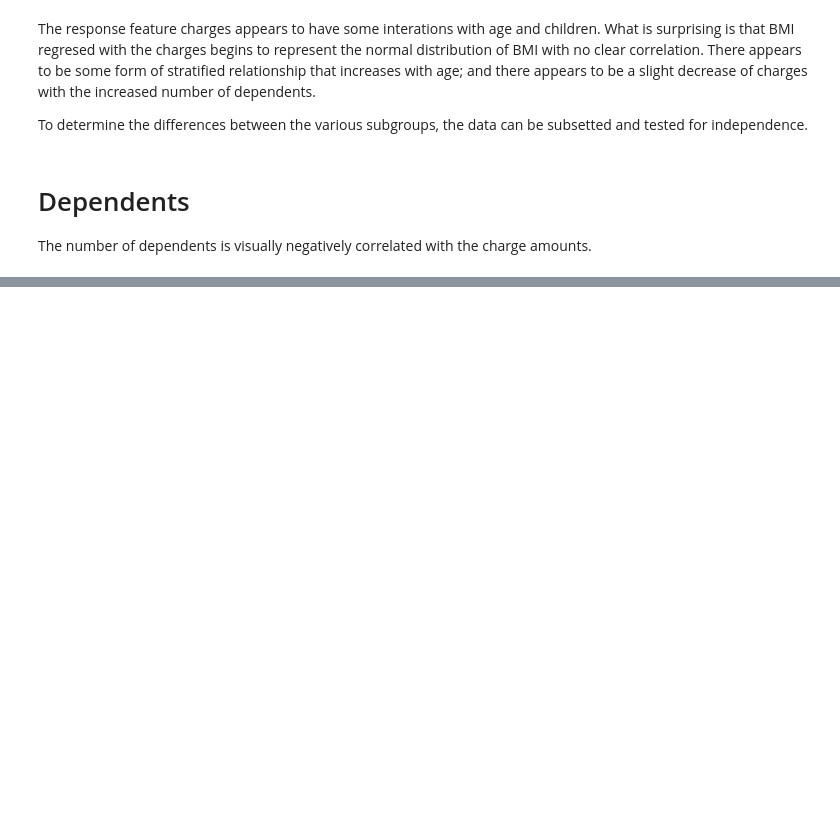
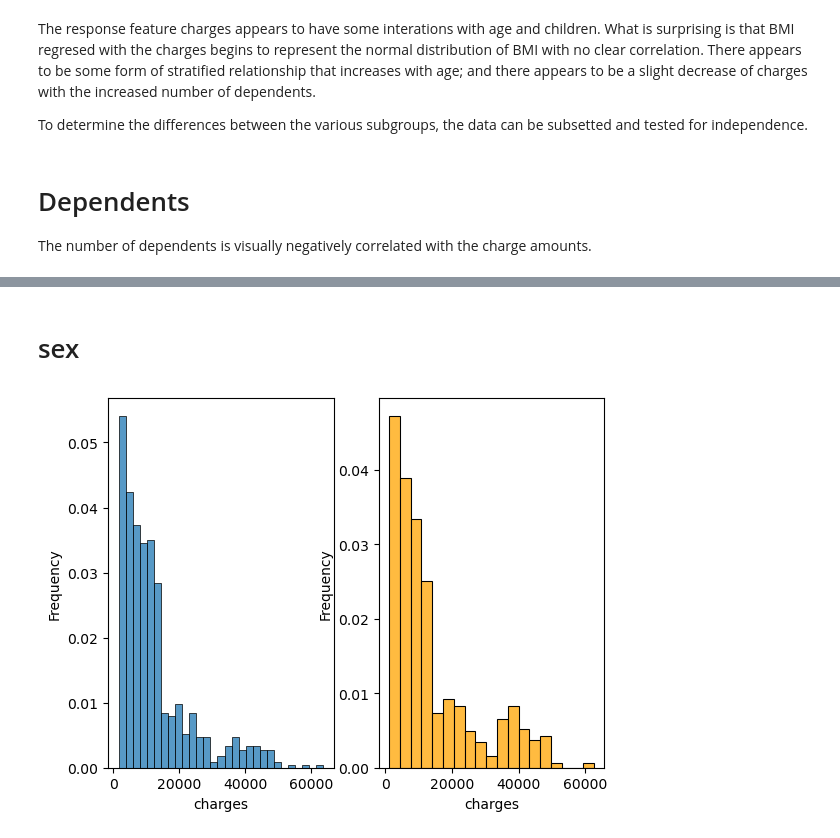
Before and after one commit to jpjavier23/story_case_study, a Jupyter notebook: insurance_charging_determinants.ipynb, the cells around one changed output, grey strips where cells are left out. Cells and saved outputs as stored; diff of their text form; code cells hidden in the pictures; blank space fills up the shorter version.

```diff
--- a/insurance_charging_determinants.ipynb
+++ b/insurance_charging_determinants.ipynb
@@ -115,0 +130,9 @@ plt.show()
+# %% [markdown]
+# sex
+# %%
+fig, ax = plt.subplots(1, 2)
+sns.histplot(data = df1[df1['sex'] == 'female'], x = 'charges', stat = 'frequency', ax = ax[0])
+sns.histplot(data = df1[df1['sex'] == 'male'], x = 'charges', stat = 'frequency', ax = ax[1], color = 'orange')
+plt.show()
+# %% [output]
+[figure, added]
```
Also changed, not shown: parts of 2 cells of this notebook.
